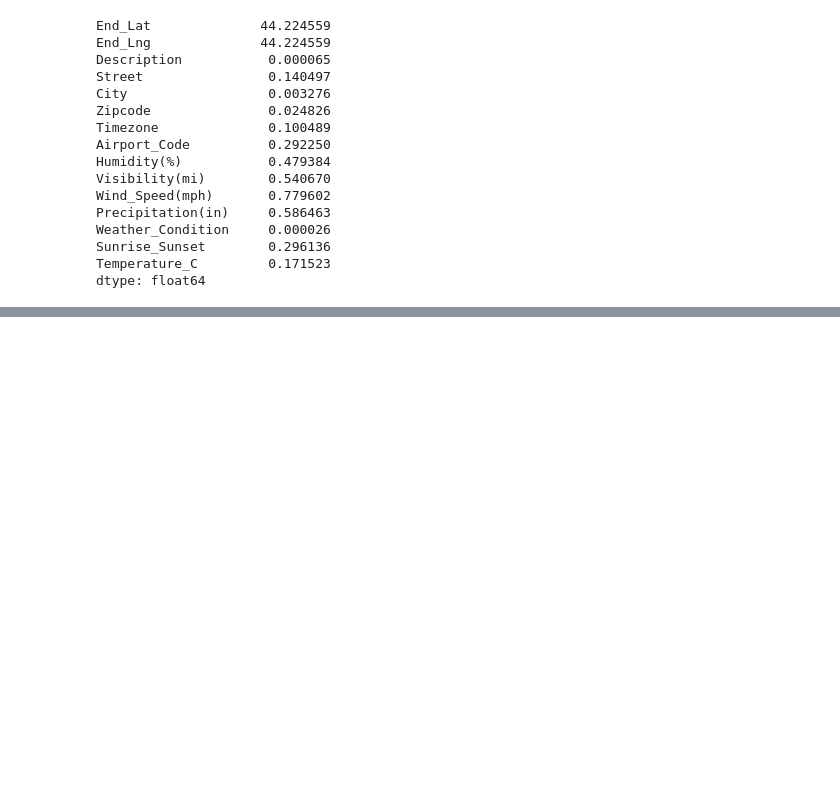
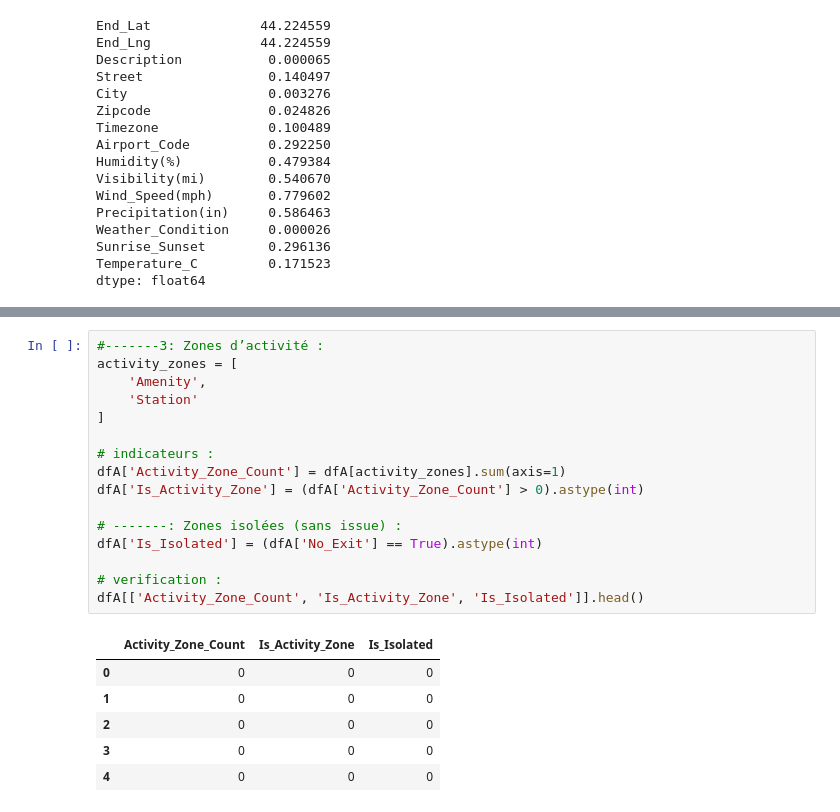
Before and after one commit to zinebettahery/US-Accidents, a Jupyter notebook: notebooks/EDA.ipynb, the cells around one changed output, grey strips where cells are left out. Saved outputs shown, nothing was run; the diff lists cells and outputs as text; blank space fills up the shorter version.

```diff
--- a/notebooks/EDA.ipynb
+++ b/notebooks/EDA.ipynb
@@ -1652,0 +1818,23 @@ dtype: float64
+# %%
+#-------3: Zones d’activité :
+activity_zones = [
+    'Amenity',
+    'Station'
+]
+
+# indicateurs :
+dfA['Activity_Zone_Count'] = dfA[activity_zones].sum(axis=1)
+dfA['Is_Activity_Zone'] = (dfA['Activity_Zone_Count'] > 0).astype(int)
+
+# -------: Zones isolées (sans issue) :
+dfA['Is_Isolated'] = (dfA['No_Exit'] == True).astype(int)
+
+# verification :
+dfA[['Activity_Zone_Count', 'Is_Activity_Zone', 'Is_Isolated']].head()
+# %% [output]
+|  | Activity_Zone_Count | Is_Activity_Zone | Is_Isolated |
+| 0 | 0 | 0 | 0 |
+| 1 | 0 | 0 | 0 |
+| 2 | 0 | 0 | 0 |
+| 3 | 0 | 0 | 0 |
+| 4 | 0 | 0 | 0 |
```
Also changed, not shown: parts of 17 cells of this notebook.
